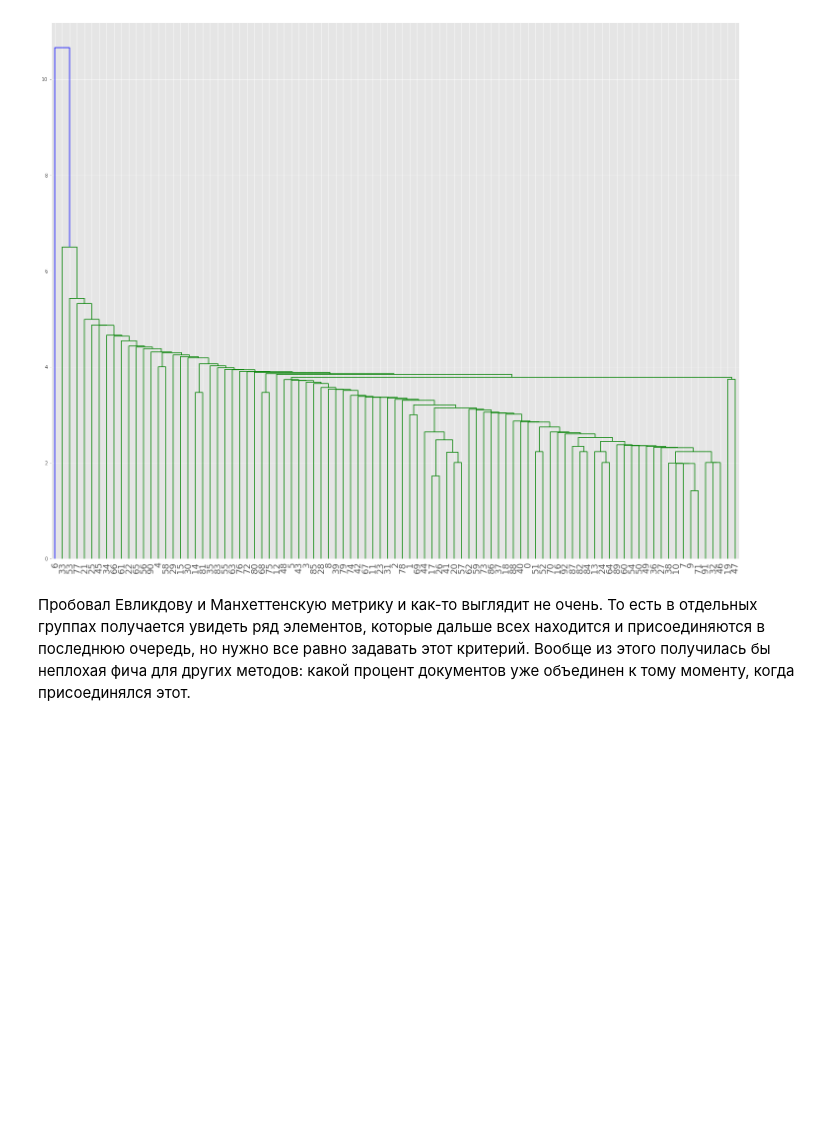
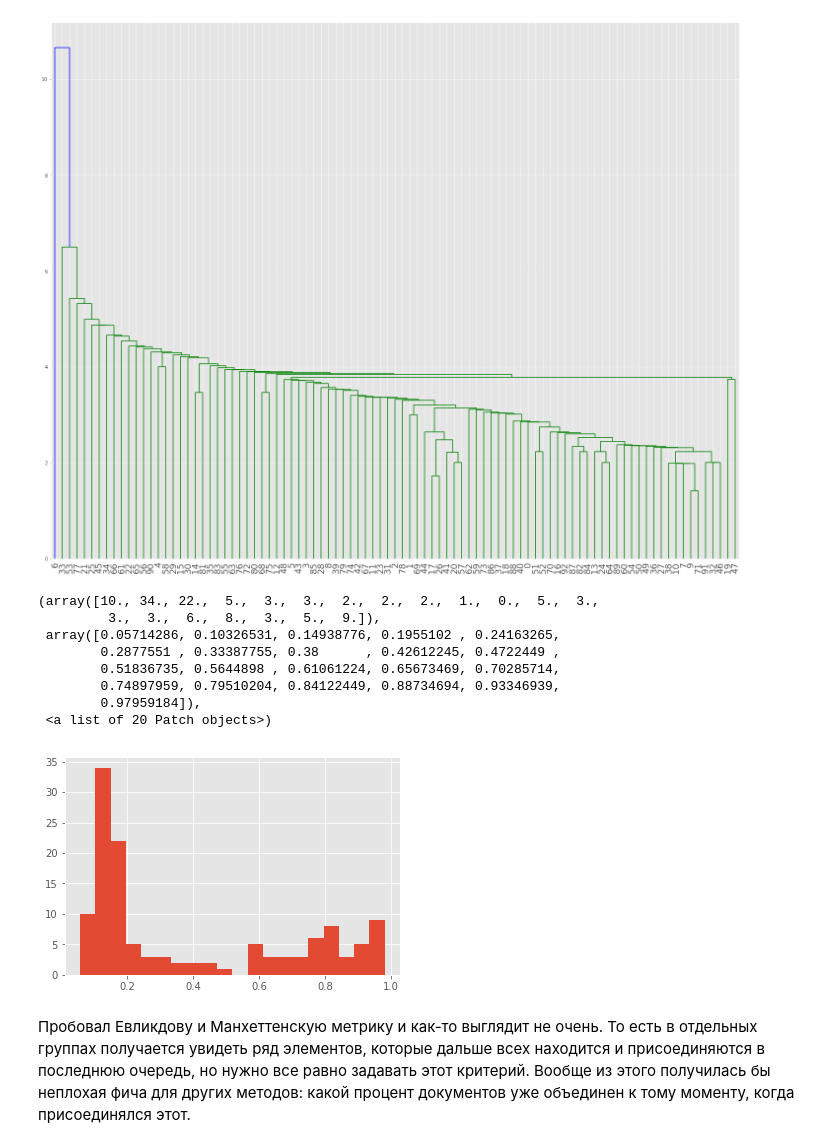
Before and after one commit to DaniilBoiko/Technosphere-1, a Jupyter notebook: ML/04/boiko_hw4.ipynb, the cells around one changed output. Saved outputs shown, nothing was run; the diff lists cells and outputs as text; code cells hidden in the pictures; blank space fills up the shorter version.

```diff
--- a/ML/04/boiko_hw4.ipynb
+++ b/ML/04/boiko_hw4.ipynb
@@ -186,6 +186,9 @@ class Clustering(BaseEstimator, ClusterMixin):
             self.p = metric
 
     def __recursion(self, list_of_lists):
+        if type(list_of_lists) is not list:
+            return [list_of_lists]
+
         answer = []
         for i in range(len(list_of_lists)):
             if type(list_of_lists[i]) is list:
@@ -430,6 +433,35 @@ for i in (np.random.choice(range(129),5)+1):
 [figure]
 [figure]
 [figure]
+# %%
+from sklearn.feature_extraction.text import CountVectorizer
+from sklearn.metrics import f1_score
+
+scores = []
+for i in range(1,130):
+    docs = traingroups_titledata[i]
+    cv = CountVectorizer()
+    cv.fit([doc[1] for doc in docs])
+
+    X = np.array([np.array(doc_t.todense()).reshape((len(cv.vocabulary_)))
+                  for doc_t in cv.fit_transform([doc[1] for doc in docs])])
+
+    cl = Clustering(metric='euclidean', linkage='average', n_clusters = 2)
+    y_pred = list(cl.fit_predict(X))
+    y_test = [doc[2] for doc in docs]
+    scores.append(f1_score(y_pred,y_test))
+# %%
+plt.hist(scores, bins = 20)
+# %% [output]
+(array([10., 34., 22.,  5.,  3.,  3.,  2.,  2.,  2.,  1.,  0.,  5.,  3.,
+         3.,  3.,  6.,  8.,  3.,  5.,  9.]),
+ array([0.05714286, 0.10326531, 0.14938776, 0.1955102 , 0.24163265,
+        0.2877551 , 0.33387755, 0.38      , 0.42612245, 0.4722449 ,
+        0.51836735, 0.5644898 , 0.61061224, 0.65673469, 0.70285714,
+        0.74897959, 0.79510204, 0.84122449, 0.88734694, 0.93346939,
+        0.97959184]),
+ <a list of 20 Patch objects>)
+[figure, added]
 # %% [markdown]
 Пробовал Евликдову и Манхеттенскую метрику и как-то выглядит не очень. То есть в отдельных группах получается увидеть ряд элементов, которые дальше всех находится и присоединяются в последнюю очередь, но нужно все равно задавать этот критерий. Вообще из этого получилась бы неплохая фича для других методов: какой процент документов уже объединен к тому моменту, когда присоединялся этот.
 # %% [markdown]
```
Also changed, not shown: parts of 2 cells of this notebook.
